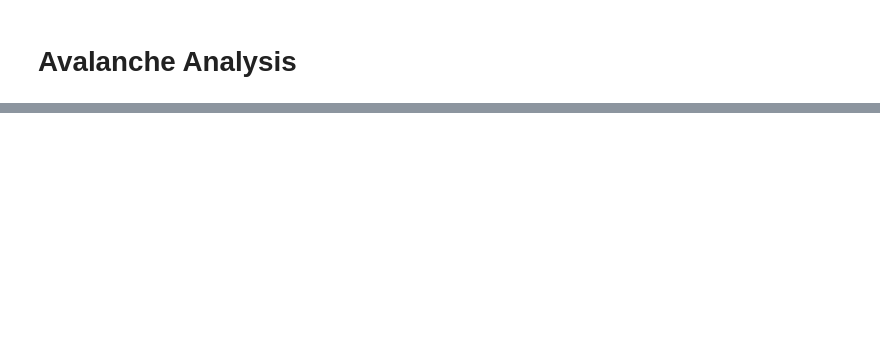
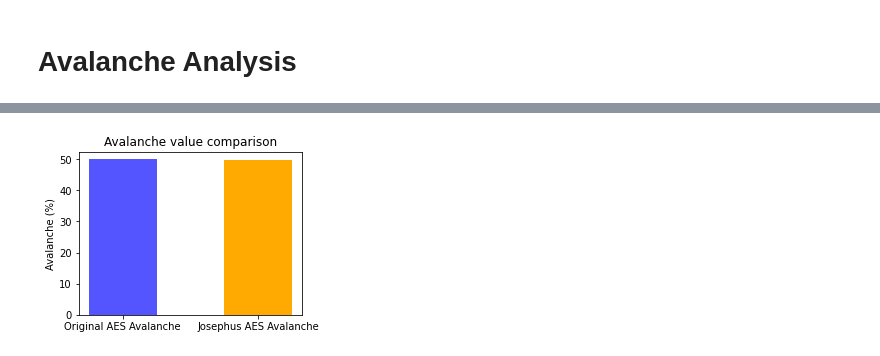
Before and after one commit to WingedSeal/AES_Josephus, a Jupyter notebook: data/result_data_analysis.ipynb, the cells around one changed output, grey strips where cells are left out. Saved outputs shown, nothing was run; the diff lists cells and outputs as text; code cells hidden in the pictures; blank space fills up the shorter version.

Commit message:
Fixed Modified AES
- Both Modifed AES actually have maxed avalanche so this project is a complete failure
- Update notebook

```diff
--- a/data/result_data_analysis.ipynb
+++ b/data/result_data_analysis.ipynb
@@ -192,2 +221,14 @@ plt.show()
 # %%
-avalanche_df_mean
+plt.figure(figsize=(4,3))
+plt.bar(['Original AES Avalanche',
+         'Josephus AES Avalanche'],
+
+        [avalanche_df_mean['Original_AES_Avalanche'],
+        avalanche_df_mean['Josephus_AES_Avalanche']]
+       ,color=['#5555FF','#FFAA00','#FF0000']
+       ,width=0.5)
+plt.ylabel('Avalanche (%)')
+plt.title('Avalanche value comparison')
+plt.show()
+# %% [output]
+[figure, added]
```
Also changed, not shown: parts of 23 cells of this notebook, 1 other file.
